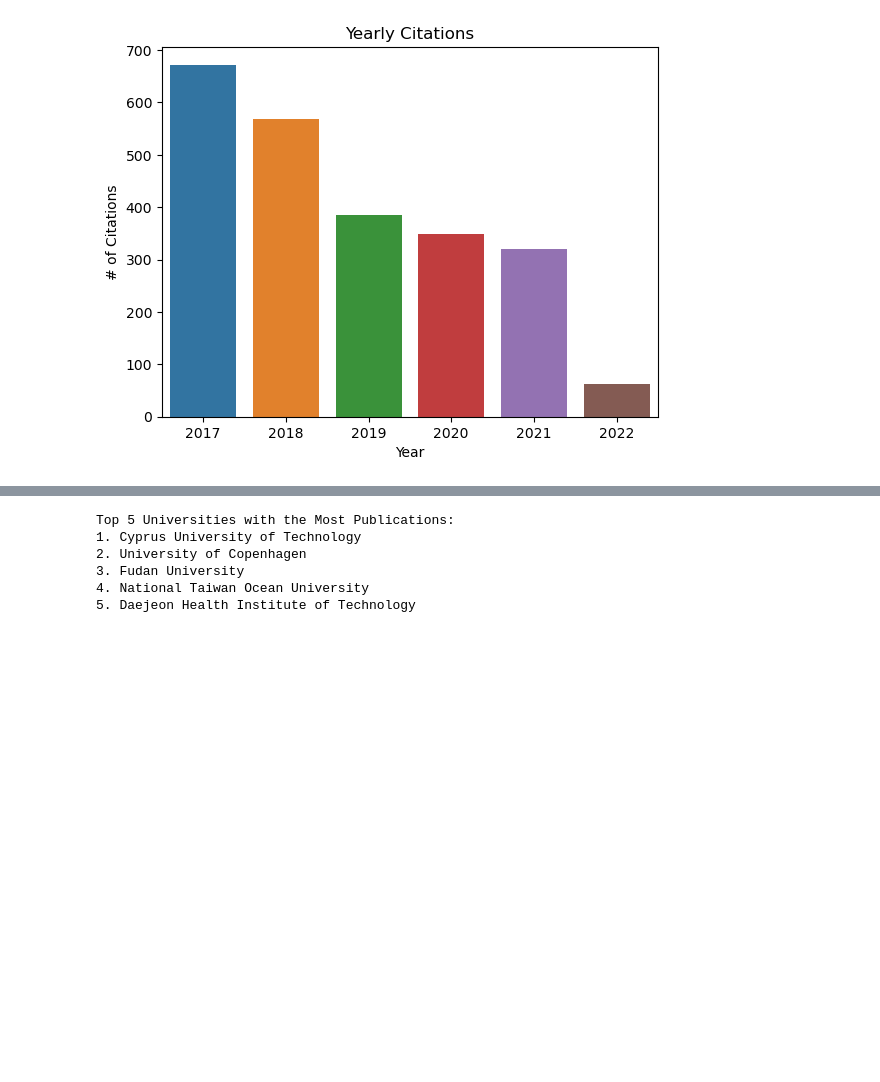
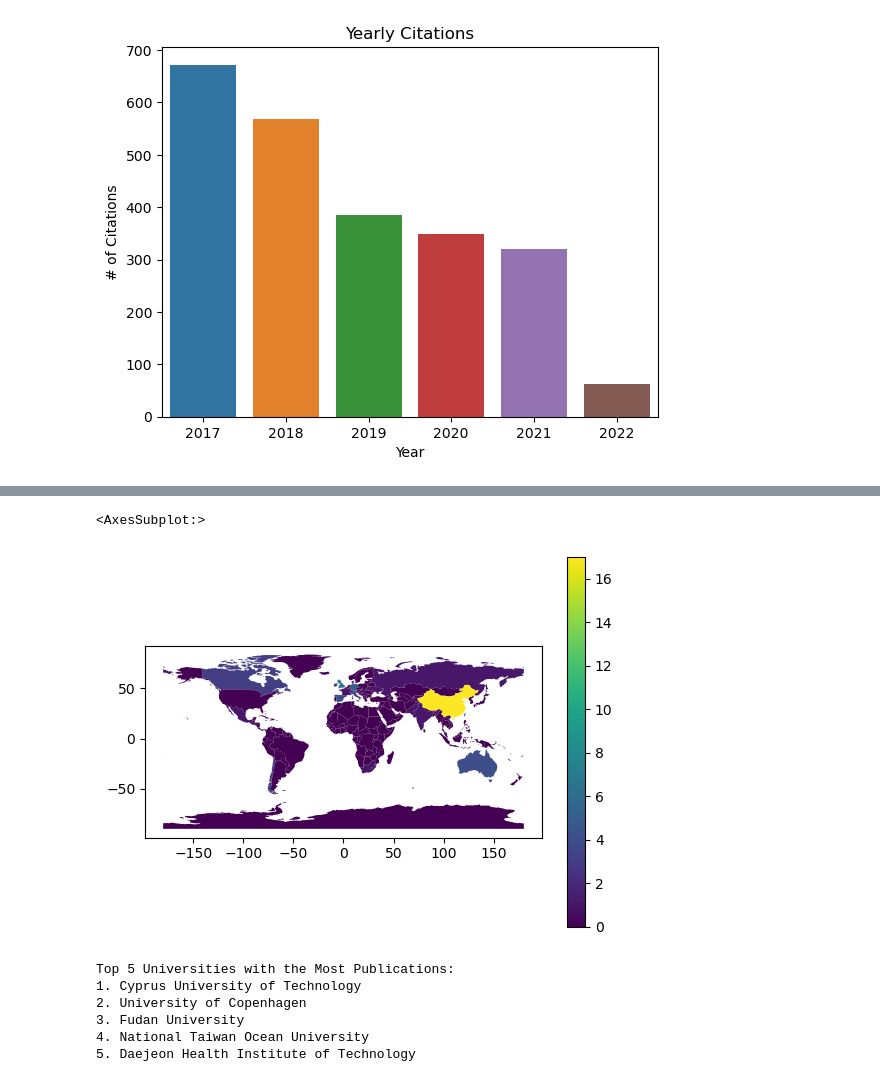
Before and after one commit to douglasta2024/Machine-Learning, a Jupyter notebook: Assignment 1.ipynb, the cells around one changed output, grey strips where cells are left out. Saved outputs shown, nothing was run; the diff lists cells and outputs as text; code cells hidden in the pictures; blank space fills up the shorter version.

```diff
--- a/Assignment 1.ipynb
+++ b/Assignment 1.ipynb
@@ -76,0 +79,4 @@ for index in range(df.shape[0]):
+# %%
+countries = countries.melt()
+# %%
+countries.rename(columns={'variable': 'Country', 'value': 'Publication Count'}, inplace=True)
@@ -77 +103,6 @@ for index in range(df.shape[0]):
+# %%
+countries = countries.sort_values(['Publication Count'], ascending=True)
+countries.reset_index(inplace=True)
+countries.drop(['index'], axis=1, inplace=True)
+countries.rename(columns={'Country' : 'name'}, inplace=True)
 # %%
@@ -82,0 +118,3 @@ world.plot()
+# %%
+world = pd.merge(world, countries, on='name', how='left').fillna(0)
+world.head()
@@ -83 +128,7 @@ world.plot()
+# %%
+fix, ax = plt.subplots(1,1)
+world.plot(ax=ax, column='Publication Count', legend=True)
+# %% [output]
+<AxesSubplot:>
+[figure, added]
 # %%
```
Also changed, not shown: parts of 29 cells of this notebook.
